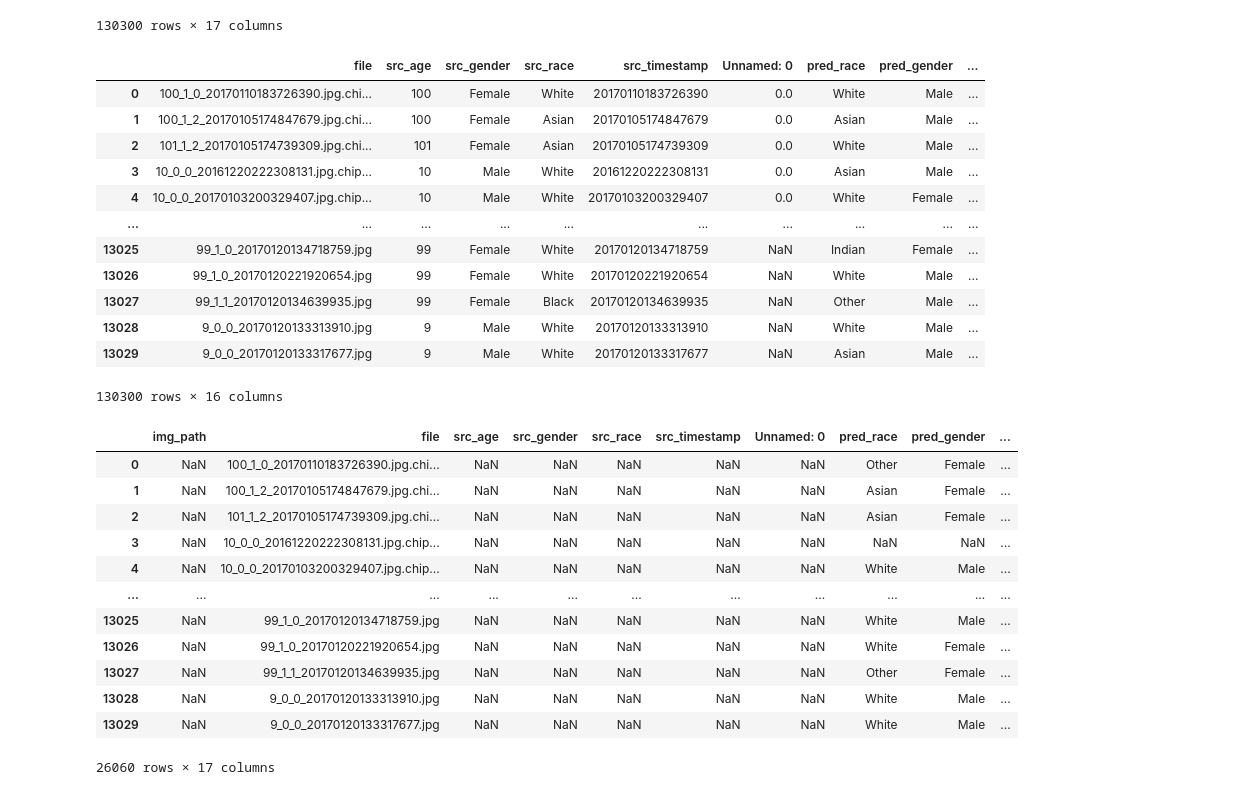
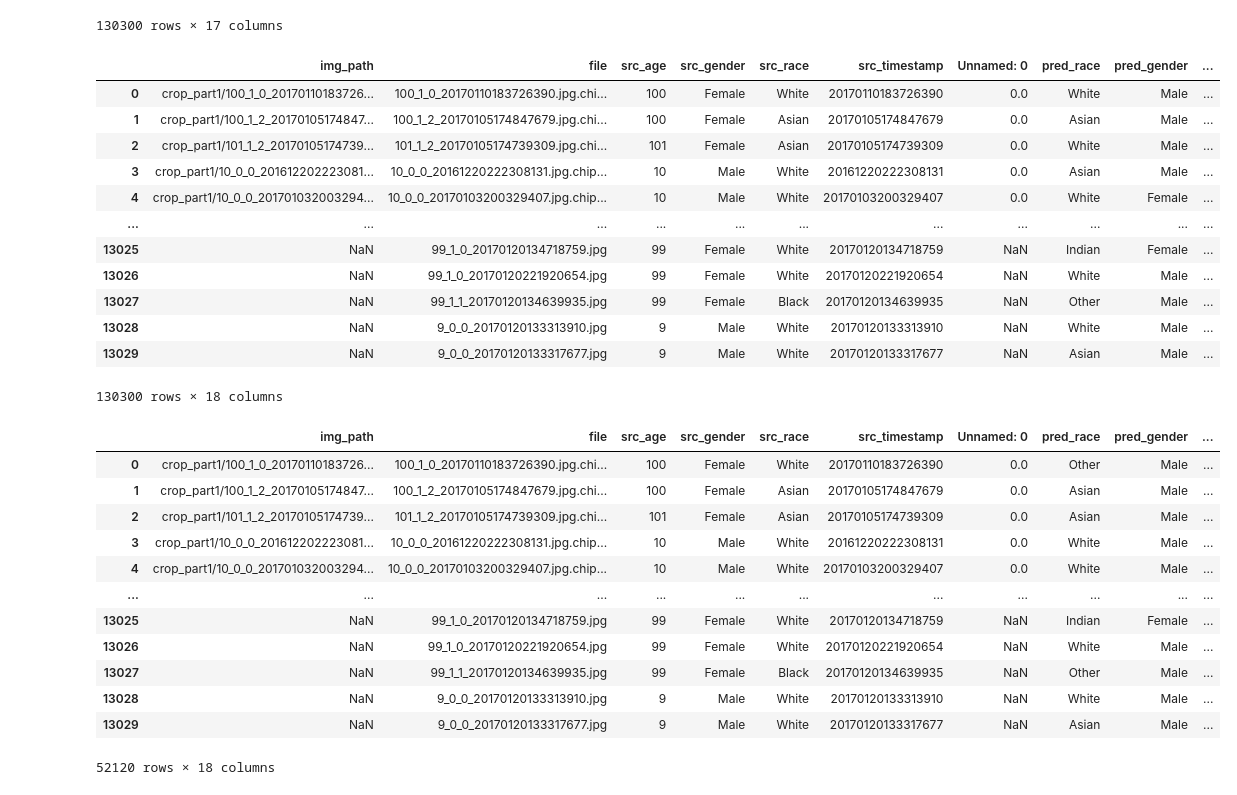
Before and after one commit to CUBoulder-DS/5301-5000-Final-Report, a Jupyter notebook: data/PermutationEvaluation.ipynb, the cells around one changed output. Saved outputs shown, nothing was run; the diff lists cells and outputs as text; code cells hidden in the pictures.

```diff
--- a/data/PermutationEvaluation.ipynb
+++ b/data/PermutationEvaluation.ipynb
@@ -54,7 +54,7 @@ df_cropped_np = pd.read_csv(os.path.join('./crop_df_np.csv'))
 clean_file_col(df_cropped_np)
 df_cropped_np=pd.merge(left=cr_src,how='left',right=df_cropped_np)
 df_cropped_np['detection_enabled']=False
-df_cropped_np['detection_model'] = None
+df_cropped_np['detection_model'] = 'None'
 df_cropped_np['image_type'] = 'cropped'
 df_cropped_np['pred_model'] = 'DeepFace'
 
@@ -62,7 +62,7 @@ df_uncropped_np = pd.read_csv(os.path.join('./uncropped_df_np.csv'))
 clean_file_col(df_uncropped_np)
 df_uncropped_np=pd.merge(left=cr_src,how='left',right=df_uncropped_np)
 df_uncropped_np['detection_enabled']=False
-df_uncropped_np['detection_model'] = None
+df_uncropped_np['detection_model'] = 'None'
 df_uncropped_np['image_type'] = 'uncropped'
 df_uncropped_np['pred_model'] = 'DeepFace'
 
@@ -92,7 +92,7 @@ ff_cropped_np = pd.read_csv(os.path.join('./cropped_ff_p.csv'))
 clean_file_col(ff_cropped_np)
 ff_cropped_np=pd.merge(left=cr_src,how='left',right=ff_cropped_np)
 ff_cropped_np['detection_enabled']=False
-ff_cropped_np['detection_model'] = None
+ff_cropped_np['detection_model'] = 'None'
 ff_cropped_np['image_type'] = 'cropped'
 ff_cropped_np['pred_model'] = 'FairFace'
 ff_cropped_np=ff_cropped_np[['file','pred_race', 'pred_gender', 'pred_age_grp',
@@ -103,7 +103,7 @@ ff_uncropped_np = pd.read_csv(os.path.join('./uncropped_ff_np.csv'))
 clean_file_col(ff_uncropped_np)
 ff_uncropped_np=pd.merge(left=cr_src,how='left',right=ff_uncropped_np)
 ff_uncropped_np['detection_enabled']=False
-ff_uncropped_np['detection_model'] = None
+ff_uncropped_np['detection_model'] = 'None'
 ff_uncropped_np['image_type'] = 'uncropped'
 ff_uncropped_np['pred_model'] = 'FairFace'
 ff_uncropped_np=ff_uncropped_np[['file','pred_race', 'pred_gender', 'pred_age_grp',
@@ -166,39 +166,44 @@ cases=[MasterFrame['src_race']=='0',MasterFrame['src_race']=='1',
        MasterFrame['src_race']=='4']
 out=["White","Black","Asian","Indian","Other"]
 MasterFrame['src_race']=np.select(cases,out,MasterFrame['src_race'])
+MasterFrame['src_age'] = MasterFrame['src_age'].astype(int)
 
-MasterFrame=MasterFrame.drop(labels=['img_path'],axis=1)
+b = [0, 3, 10, 20, 30, 40, 50, 60, 70, np.inf]
+group_names = ["0-2", "3-9", "10-19", "20-29", "30-39", "40-49", "50-59", "60-69", "70-130"]
+MasterFrame['src_age_grp'] = pd.cut(MasterFrame['src_age'],bins=b,labels=group_names)
+
+#MasterFrame=MasterFrame.drop(labels=['img_path'],axis=1)
 # %%
 MasterFrame
 # %% [output]
-|  | file | src_age | src_gender | src_race | src_timestamp | Unnamed: 0 | pred_race | pred_gender | ... |
-| 0 | 100_1_0_20170110183726390.jpg.chi... | 100 | Female | White | 20170110183726390 | 0.0 | White | Male | ... |
-| 1 | 100_1_2_20170105174847679.jpg.chi... | 100 | Female | Asian | 20170105174847679 | 0.0 | Asian | Male | ... |
-| 2 | 101_1_2_20170105174739309.jpg.chi... | 101 | Female | Asian | 20170105174739309 | 0.0 | White | Male | ... |
-| 3 | 10_0_0_20161220222308131.jpg.chip... | 10 | Male | White | 20161220222308131 | 0.0 | Asian | Male | ... |
-| 4 | 10_0_0_20170103200329407.jpg.chip... | 10 | Male | White | 20170103200329407 | 0.0 | White | Female | ... |
-| ... | ... | ... | ... | ... | ... | ... | ... | ... | ... |
-| 13025 | 99_1_0_20170120134718759.jpg | 99 | Female | White | 20170120134718759 | NaN | Indian | Female | ... |
-| 13026 | 99_1_0_20170120221920654.jpg | 99 | Female | White | 20170120221920654 | NaN | White | Male | ... |
-| 13027 | 99_1_1_20170120134639935.jpg | 99 | Female | Black | 20170120134639935 | NaN | Other | Male | ... |
-| 13028 | 9_0_0_20170120133313910.jpg | 9 | Male | White | 20170120133313910 | NaN | White | Male | ... |
-| 13029 | 9_0_0_20170120133317677.jpg | 9 | Male | White | 20170120133317677 | NaN | Asian | Male | ... |
+|  | img_path | file | src_age | src_gender | src_race | src_timestamp | Unnamed: 0 | pred_race | pred_gender | ... |
+| 0 | crop_part1/100_1_0_20170110183726... | 100_1_0_20170110183726390.jpg.chi... | 100 | Female | White | 20170110183726390 | 0.0 | White | Male | ... |
+| 1 | crop_part1/100_1_2_20170105174847... | 100_1_2_20170105174847679.jpg.chi... | 100 | Female | Asian | 20170105174847679 | 0.0 | Asian | Male | ... |
+| 2 | crop_part1/101_1_2_20170105174739... | 101_1_2_20170105174739309.jpg.chi... | 101 | Female | Asian | 20170105174739309 | 0.0 | White | Male | ... |
+| 3 | crop_part1/10_0_0_201612202223081... | 10_0_0_20161220222308131.jpg.chip... | 10 | Male | White | 20161220222308131 | 0.0 | Asian | Male | ... |
+| 4 | crop_part1/10_0_0_201701032003294... | 10_0_0_20170103200329407.jpg.chip... | 10 | Male | White | 20170103200329407 | 0.0 | White | Female | ... |
+| ... | ... | ... | ... | ... | ... | ... | ... | ... | ... | ... |
+| 13025 | NaN | 99_1_0_20170120134718759.jpg | 99 | Female | White | 20170120134718759 | NaN | Indian | Female | ... |
+| 13026 | NaN | 99_1_0_20170120221920654.jpg | 99 | Female | White | 20170120221920654 | NaN | White | Male | ... |
+| 13027 | NaN | 99_1_1_20170120134639935.jpg | 99 | Female | Black | 20170120134639935 | NaN | Other | Male | ... |
+| 13028 | NaN | 9_0_0_20170120133313910.jpg | 9 | Male | White | 20170120133313910 | NaN | White | Male | ... |
+| 13029 | NaN | 9_0_0_20170120133317677.jpg | 9 | Male | White | 20170120133317677 | NaN | Asian | Male | ... |
-130300 rows × 16 columns
+130300 rows × 18 columns
 # %%
 MasterFrame.to_csv(os.path.join('./joined_permutations.csv'))
 # %%
-MasterFrame[MasterFrame['detection_model']=='dlib']
+MasterFrame[MasterFrame['detection_enabled']==False]
 # %% [output]
 |  | img_path | file | src_age | src_gender | src_race | src_timestamp | Unnamed: 0 | pred_race | pred_gender | ... |
-| 0 | NaN | 100_1_0_20170110183726390.jpg.chi... | NaN | NaN | NaN | NaN | NaN | Other | Female | ... |
-| 1 | NaN | 100_1_2_20170105174847679.jpg.chi... | NaN | NaN | NaN | NaN | NaN | Asian | Female | ... |
-| 2 | NaN | 101_1_2_20170105174739309.jpg.chi... | NaN | NaN | NaN | NaN | NaN | Asian | Female | ... |
-| 3 | NaN | 10_0_0_20161220222308131.jpg.chip... | NaN | NaN | NaN | NaN | NaN | NaN | NaN | ... |
-| 4 | NaN | 10_0_0_20170103200329407.jpg.chip... | NaN | NaN | NaN | NaN | NaN | White | Male | ... |
+| 0 | crop_part1/100_1_0_20170110183726... | 100_1_0_20170110183726390.jpg.chi... | 100 | Female | White | 20170110183726390 | 0.0 | Other | Male | ... |
+| 1 | crop_part1/100_1_2_20170105174847... | 100_1_2_20170105174847679.jpg.chi... | 100 | Female | Asian | 20170105174847679 | 0.0 | Asian | Male | ... |
+| 2 | crop_part1/101_1_2_20170105174739... | 101_1_2_20170105174739309.jpg.chi... | 101 | Female | Asian | 20170105174739309 | 0.0 | Asian | Male | ... |
+| 3 | crop_part1/10_0_0_201612202223081... | 10_0_0_20161220222308131.jpg.chip... | 10 | Male | White | 20161220222308131 | 0.0 | White | Male | ... |
+| 4 | crop_part1/10_0_0_201701032003294... | 10_0_0_20170103200329407.jpg.chip... | 10 | Male | White | 20170103200329407 | 0.0 | White | Male | ... |
 | ... | ... | ... | ... | ... | ... | ... | ... | ... | ... | ... |
-| 13025 | NaN | 99_1_0_20170120134718759.jpg | NaN | NaN | NaN | NaN | NaN | White | Male | ... |
-| 13026 | NaN | 99_1_0_20170120221920654.jpg | NaN | NaN | NaN | NaN | NaN | White | Female | ... |
-| 13027 | NaN | 99_1_1_20170120134639935.jpg | NaN | NaN | NaN | NaN | NaN | Other | Female | ... |
-| 13028 | NaN | 9_0_0_20170120133313910.jpg | NaN | NaN | NaN | NaN | NaN | White | Male | ... |
-| 13029 | NaN | 9_0_0_20170120133317677.jpg | NaN | NaN | NaN | NaN | NaN | White | Male | ... |
+| 13025 | NaN | 99_1_0_20170120134718759.jpg | 99 | Female | White | 20170120134718759 | NaN | Indian | Female | ... |
+| 13026 | NaN | 99_1_0_20170120221920654.jpg | 99 | Female | White | 20170120221920654 | NaN | White | Male | ... |
+| 13027 | NaN | 99_1_1_20170120134639935.jpg | 99 | Female | Black | 20170120134639935 | NaN | Other | Male | ... |
+| 13028 | NaN | 9_0_0_20170120133313910.jpg | 9 | Male | White | 20170120133313910 | NaN | White | Male | ... |
+| 13029 | NaN | 9_0_0_20170120133317677.jpg | 9 | Male | White | 20170120133317677 | NaN | Asian | Male | ... |
-26060 rows × 17 columns
+52120 rows × 18 columns
```
Also changed, not shown: parts of 1 cell of this notebook, 1 other file.
